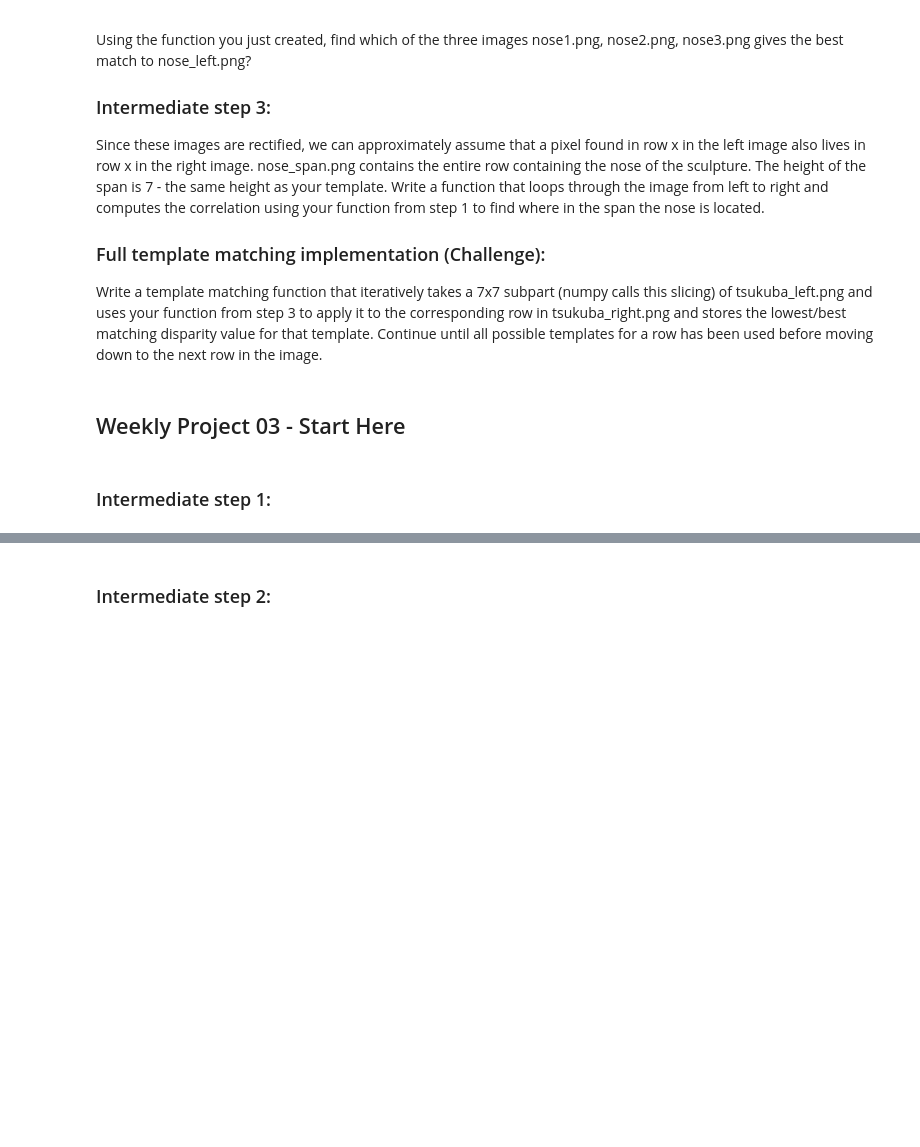
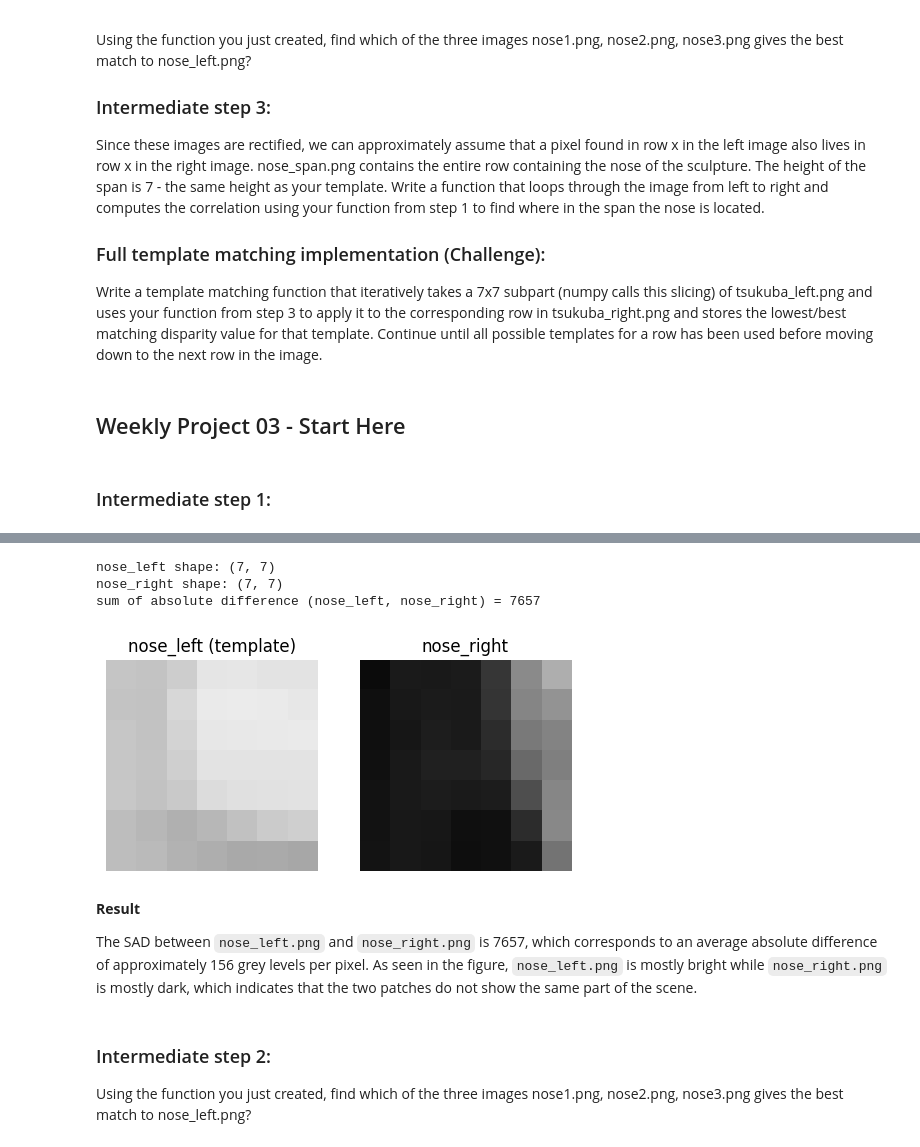
Before and after one commit to chrisd314/34759-perception-autonomous-systems-fall-2026, a Jupyter notebook: 03-weekly-project-multiple-view-geometry-pt1/03-weekly-project-multiple-view-geometry-pt1.ipynb, the cells around one changed output, grey strips where cells are left out. Drawn from its saved outputs; the diff is of its cells as text; code cells hidden in the pictures; blank space fills up the shorter version.

```diff
--- a/03-weekly-project-multiple-view-geometry-pt1/03-weekly-project-multiple-view-geometry-pt1.ipynb
+++ b/03-weekly-project-multiple-view-geometry-pt1/03-weekly-project-multiple-view-geometry-pt1.ipynb
@@ -29,2 +47,36 @@ Write a template matching function that iteratively takes a 7x7 subpart (numpy c
+# %%
+def sad(image1, image2):
+    """Sum of absolute differences between two equal-sized images."""
+    if image1.shape != image2.shape:
+        raise ValueError(f"Shapes differ: {image1.shape} vs {image2.shape}")
+    # uint8 subtraction wraps around (e.g. 10 - 20 = 246), so cast to a signed type first
+    diff = image1.astype(np.int32) - image2.astype(np.int32)
+    return int(np.sum(np.abs(diff)))
+
+
+nose_left = cv2.imread("nose_left.png", cv2.IMREAD_GRAYSCALE)
+nose_right = cv2.imread("nose_right.png", cv2.IMREAD_GRAYSCALE)
+
+print("nose_left shape:", nose_left.shape)
+print("nose_right shape:", nose_right.shape)
+print("sum of absolute difference (nose_left, nose_right) =", sad(nose_left, nose_right))
+
+fig, axes = plt.subplots(1, 2, figsize=(6, 3))
+for ax, img, title in zip(axes, [nose_left, nose_right], ["nose_left (template)", "nose_right"]):
+    ax.imshow(img, cmap="gray", vmin=0, vmax=255)
+    ax.set_title(title)
+    ax.axis("off")
+plt.show()
+# %% [output]
+nose_left shape: (7, 7)
+nose_right shape: (7, 7)
+sum of absolute difference (nose_left, nose_right) = 7657
+[figure, added]
+# %% [markdown]
+**Result**
+
+The SAD between `nose_left.png` and `nose_right.png` is 7657, which corresponds to an average absolute difference of approximately 156 grey levels per pixel. As seen in the figure, `nose_left.png` is mostly bright while `nose_right.png` is mostly dark, which indicates that the two patches do not show the same part of the scene.
 # %% [markdown]
 ### Intermediate step 2:
+
+Using the function you just created, find which of the three images nose1.png, nose2.png, nose3.png gives the best match to nose_left.png?
```
Also changed, not shown: parts of 14 cells of this notebook.
